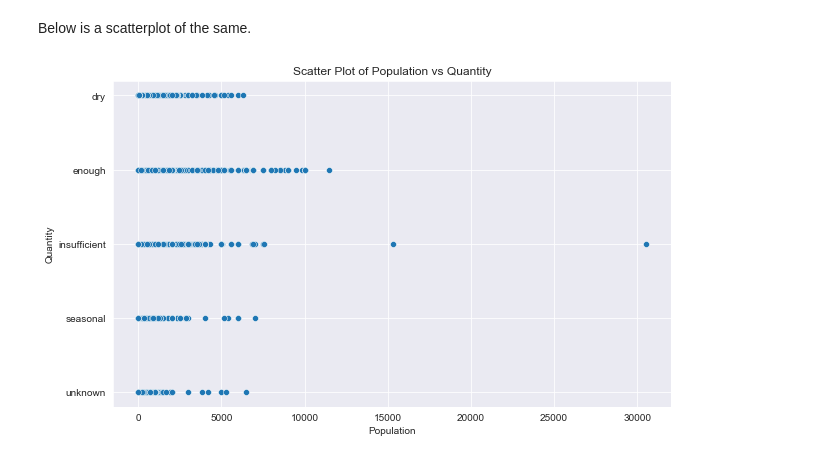
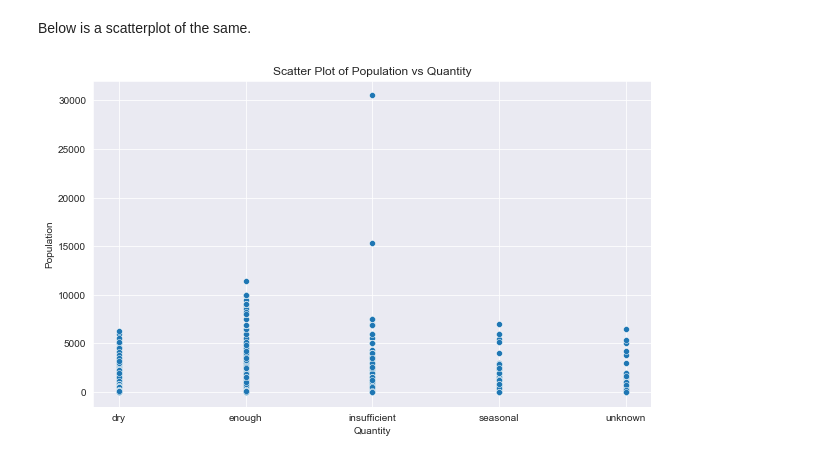
Before and after one commit to Sally-52/Phase3_Project, a Jupyter notebook: index.ipynb, the cells around one changed output. Cells and saved outputs as stored; diff of their text form; code cells hidden in the pictures.

```diff
--- a/index.ipynb
+++ b/index.ipynb
@@ -684,10 +686,10 @@ Text(0, 0.5, 'Population')
 Below is a scatterplot of the same.
 # %%
 plt.figure(figsize=(10, 6))
-sns.scatterplot(data=df_mode, x='population', y='quantity')
+sns.scatterplot(data=df_mode, x='quantity', y='population')
 plt.title('Scatter Plot of Population vs Quantity')
-plt.xlabel('Population')
-plt.ylabel('Quantity')
+plt.xlabel('Quantity')
+plt.ylabel('Population')
 plt.show()
 # %% [output]
-[figure, old version]
+[figure, new version]
```
Also changed, not shown: parts of 53 cells of this notebook.
